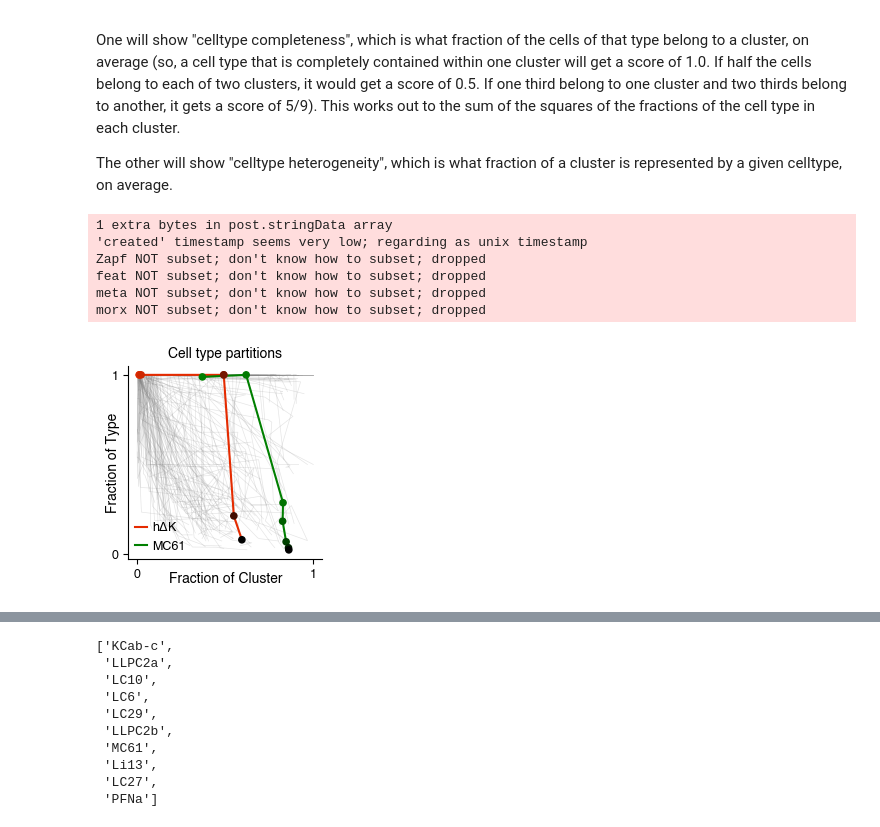
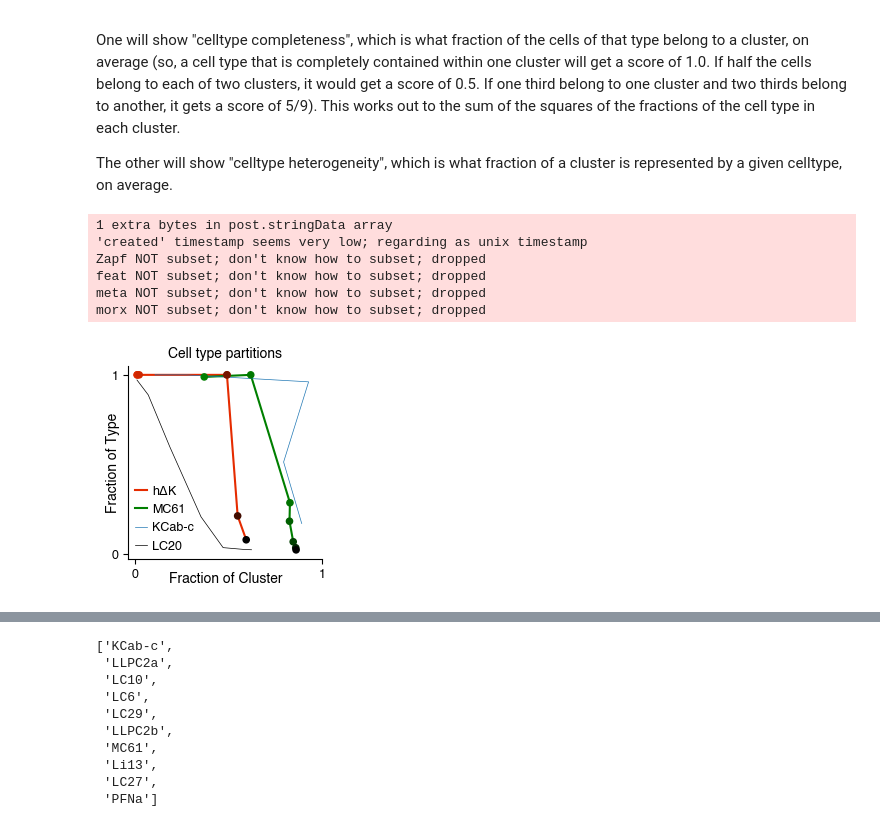
Before and after one commit to josiclab/flybrain-clustering, a Jupyter notebook: celltype figures.ipynb, the cells around one changed output, grey strips where cells are left out. Drawn from its saved outputs; the diff is of its cells as text; code cells hidden in the pictures.

```diff
--- a/celltype figures.ipynb
+++ b/celltype figures.ipynb
@@ -1693,9 +1693,9 @@ rpf = [float(c) for c in reneel_params]
 
 plt.figure(figsize=(2.5,2.5))
 plt.title("Cell type partitions", fontsize=10)
-plt.plot(hom.values.T, com.values.T,
-         linewidth=0.5,
-         color="gray", alpha=0.2)
+# plt.plot(hom.values.T, com.values.T,
+#          linewidth=0.5,
+#          color="gray", alpha=0.2)
 # plt.plot()
 # plt.scatter(hom.values, com.values,
 #             c=[float(chi) for chi in reneel_params], cmap=ListedColormap(cc.blues))
@@ -1713,44 +1713,44 @@ for t, p in zip(types_of_interest, cycle([cc.kr, cc.kg, cc.kb, cc.CET_CBL4[:230]
 #         plt.plot(hom.loc[t], com.loc[t], c=[float(chi) for chi in reneel_params], cmap="Reds")
         plt.scatter(hom.loc[t], com.loc[t],
                     s=20, zorder=1000,
                     c=[float(chi) for chi in reneel_params], cmap=ListedColormap(list(reversed(p))),
                     alpha=1.0)
 
 # Include the top scorer, a random type, and the average curve
-# n_random = 1
-# s = hom.sample(n_random).index.tolist()
-# top10types = total_interest.sort_values("rotation", ascending=False).index.tolist()[:10]
-# t = np.setdiff1d(top10types[:(2*n_random)], s)[:n_random]
+n_random = 1
+s = hom.sample(n_random).index.tolist()
+top10types = total_interest.sort_values("rotation", ascending=False).index.tolist()[:10]
+t = np.setdiff1d(top10types[:(2*n_random)], s)[:n_random]
 
-# plt.plot(hom.loc[t].values.T, com.loc[t].values.T,
-#          linewidth=0.5, label=t[0])
-# plt.plot(hom.loc[s].values.T, com.loc[s].values.T,
-#          linewidth=0.5, #linestyle='dashed',
-#          color='black', label=s[0])
-# # plt.plot(hom.mean(), com.mean(),
-# #          color='#404040',
-# #          linewidth=0.5, linestyle='dashed',
-# #          label='Mean')
+plt.plot(hom.loc[t].values.T, com.loc[t].values.T,
+         linewidth=0.5, label=t[0])
+plt.plot(hom.loc[s].values.T, com.loc[s].values.T,
+         linewidth=0.5, #linestyle='dashed',
+         color='black', label=s[0])
+# plt.plot(hom.mean(), com.mean(),
+#          color='#404040',
+#          linewidth=0.5, linestyle='dashed',
+#          label='Mean')
 
 # legend_kw = dict(fontsize=9, frameon=False, handlelength=1, handletextpad=0.4, borderpad=0)
 plt.legend(loc="lower left", fontsize=9, frameon=False, handlelength=1, handletextpad=0.4, borderpad=0)
 # plt.colorbar(label="Chi")
 plt.xlabel("Fraction of Cluster", fontsize=10, labelpad=-6)
 plt.ylabel("Fraction of Type", fontsize=10, labelpad=-6)
 plt.xticks([0,1], fontsize=9)
 plt.yticks([0,1], fontsize=9)
 
 plt.rcParams["pdf.fonttype"] = 42
 plt.rcParams["ps.fonttype"] = 42
 
 with plt.rc_context({"pdf.fonttype": 42, "ps.fonttype":42}):
     for ext in ["png", "pdf"]:
         plt.savefig(os.path.join(figure_dir, "Celltype Change", f"celltype_completeness_vs_homogeneity.{ext}"))
 # %% [output]
 1 extra bytes in post.stringData array
 'created' timestamp seems very low; regarding as unix timestamp
 Zapf NOT subset; don't know how to subset; dropped
 feat NOT subset; don't know how to subset; dropped
 meta NOT subset; don't know how to subset; dropped
 morx NOT subset; don't know how to subset; dropped
-[figure, old version]
+[figure, new version]
```
Also changed, not shown: parts of 1 cell of this notebook.
